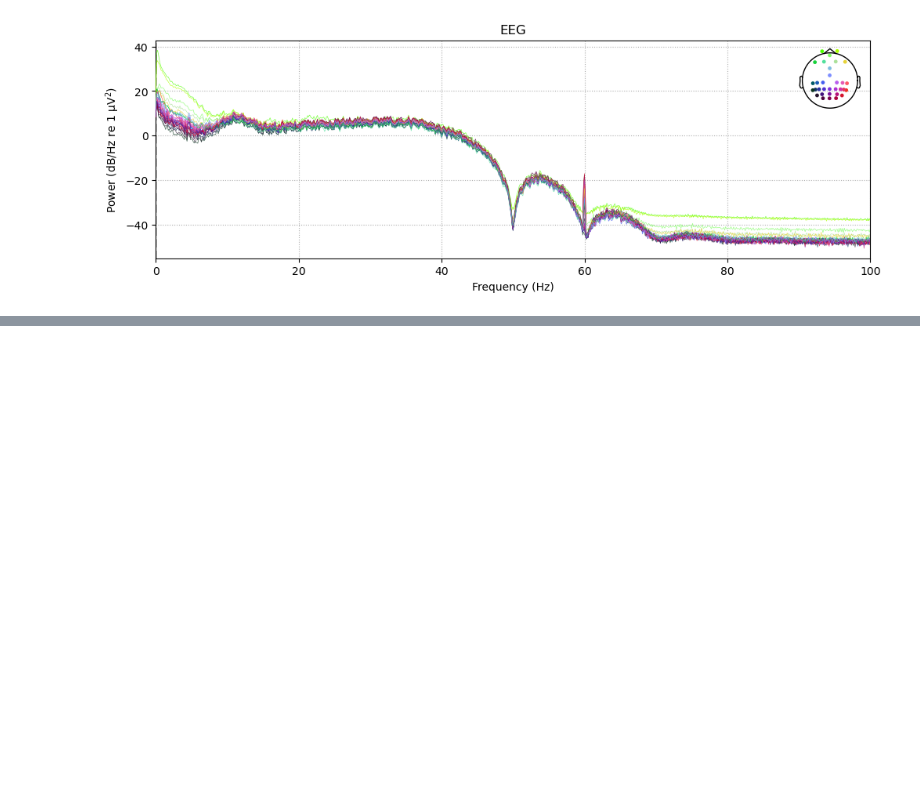
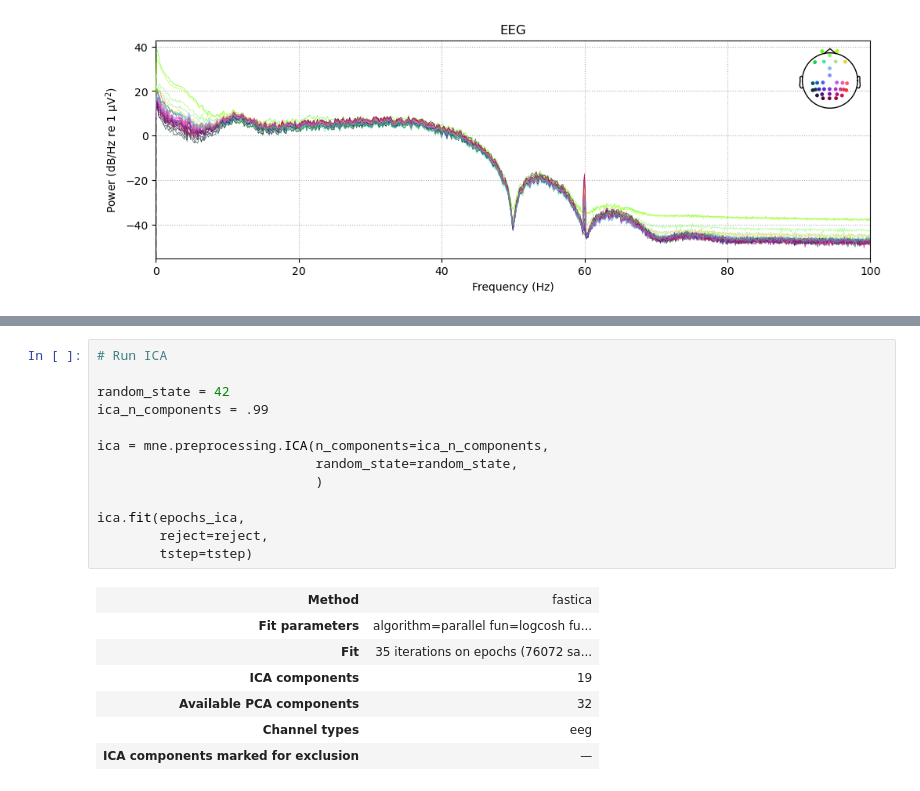
Before and after one commit to neurolawal/Alljoined_prepro, a Jupyter notebook: Preprocessing.ipynb, the cells around one changed output, grey strips where cells are left out. Drawn from its saved outputs; the diff is of its cells as text; blank space fills up the shorter version.

```diff
--- a/Preprocessing.ipynb
+++ b/Preprocessing.ipynb
@@ -174,0 +230,21 @@ raw_filt = raw.copy().filter(low_cut, hi_cut)
+# %%
+# Run ICA
+
+random_state = 42
+ica_n_components = .99
+
+ica = mne.preprocessing.ICA(n_components=ica_n_components,
+                            random_state=random_state,
+                            )
+
+ica.fit(epochs_ica,
+        reject=reject,
+        tstep=tstep)
+# %% [output]
+| Method | fastica |
+| Fit parameters | algorithm=parallel fun=logcosh fu... |
+| Fit | 35 iterations on epochs (76072 sa... |
+| ICA components | 19 |
+| Available PCA components | 32 |
+| Channel types | eeg |
+| ICA components marked for exclusion | — |
```
Also changed, not shown: parts of 17 cells of this notebook, 4 other files.
